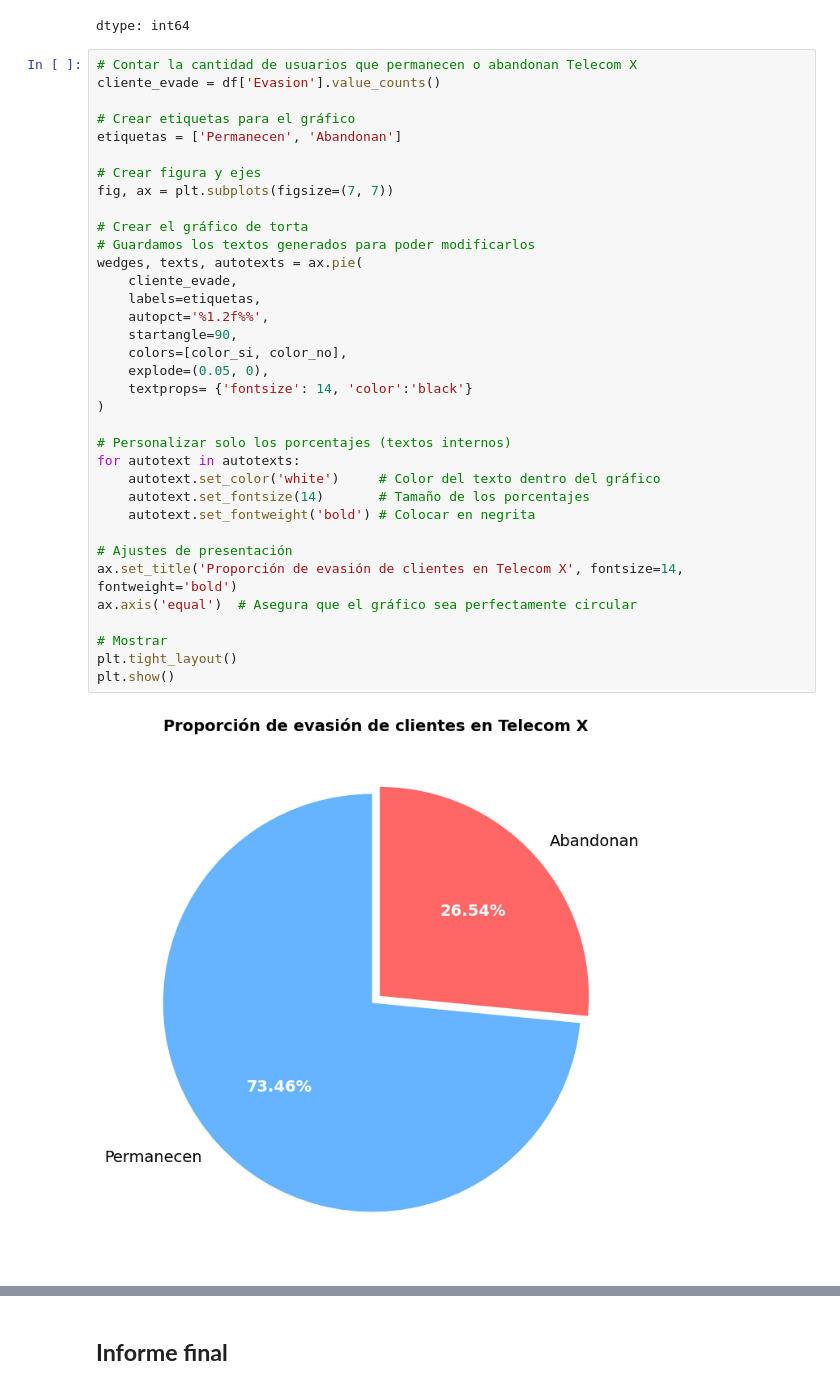
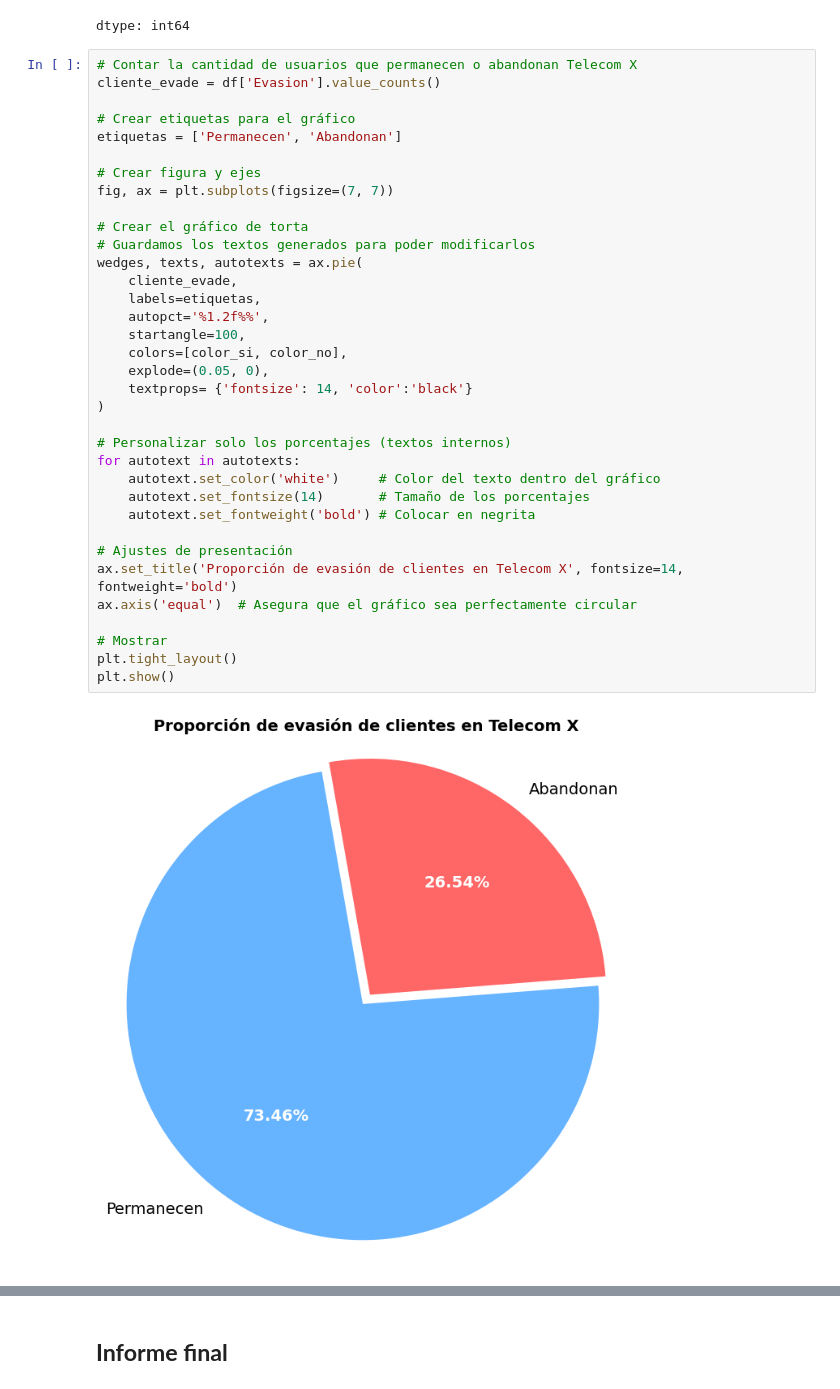
Before and after one commit to DanielRaiicHu/TelecomX, a Jupyter notebook: TelecomX.ipynb, the cells around one changed output, grey strips where cells are left out. Drawn from its saved outputs; the diff is of its cells as text.

```diff
--- a/TelecomX.ipynb
+++ b/TelecomX.ipynb
@@ -529,32 +529,32 @@ cliente_evade = df['Evasion'].value_counts()
 etiquetas = ['Permanecen', 'Abandonan']
 
 # Crear figura y ejes
 fig, ax = plt.subplots(figsize=(7, 7))
 
 # Crear el gráfico de torta
 # Guardamos los textos generados para poder modificarlos
 wedges, texts, autotexts = ax.pie(
     cliente_evade,
     labels=etiquetas,
     autopct='%1.2f%%',
-    startangle=90,
+    startangle=100,
     colors=[color_si, color_no],
     explode=(0.05, 0),
     textprops= {'fontsize': 14, 'color':'black'}
 )
 
 # Personalizar solo los porcentajes (textos internos)
 for autotext in autotexts:
     autotext.set_color('white')     # Color del texto dentro del gráfico
     autotext.set_fontsize(14)       # Tamaño de los porcentajes
     autotext.set_fontweight('bold') # Colocar en negrita
 
 # Ajustes de presentación
 ax.set_title('Proporción de evasión de clientes en Telecom X', fontsize=14, fontweight='bold')
 ax.axis('equal')  # Asegura que el gráfico sea perfectamente circular
 
 # Mostrar
 plt.tight_layout()
 plt.show()
 # %% [output]
-[figure, old version]
+[figure, new version]
```
Also changed, not shown: parts of 8 cells of this notebook.
